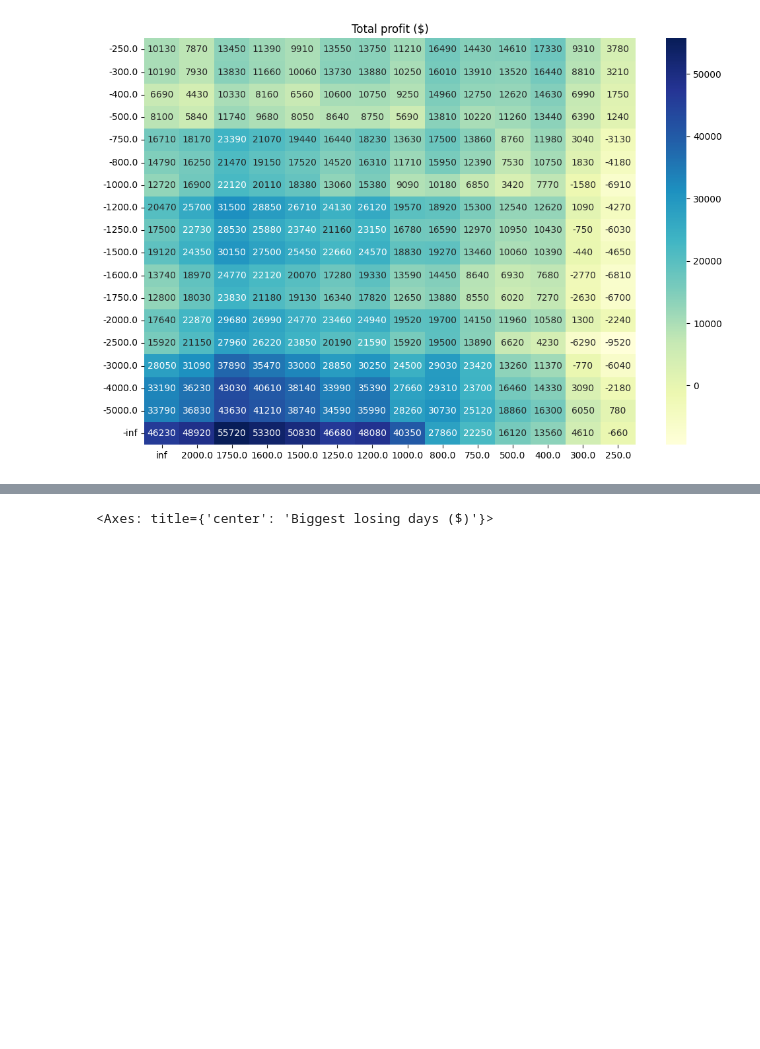
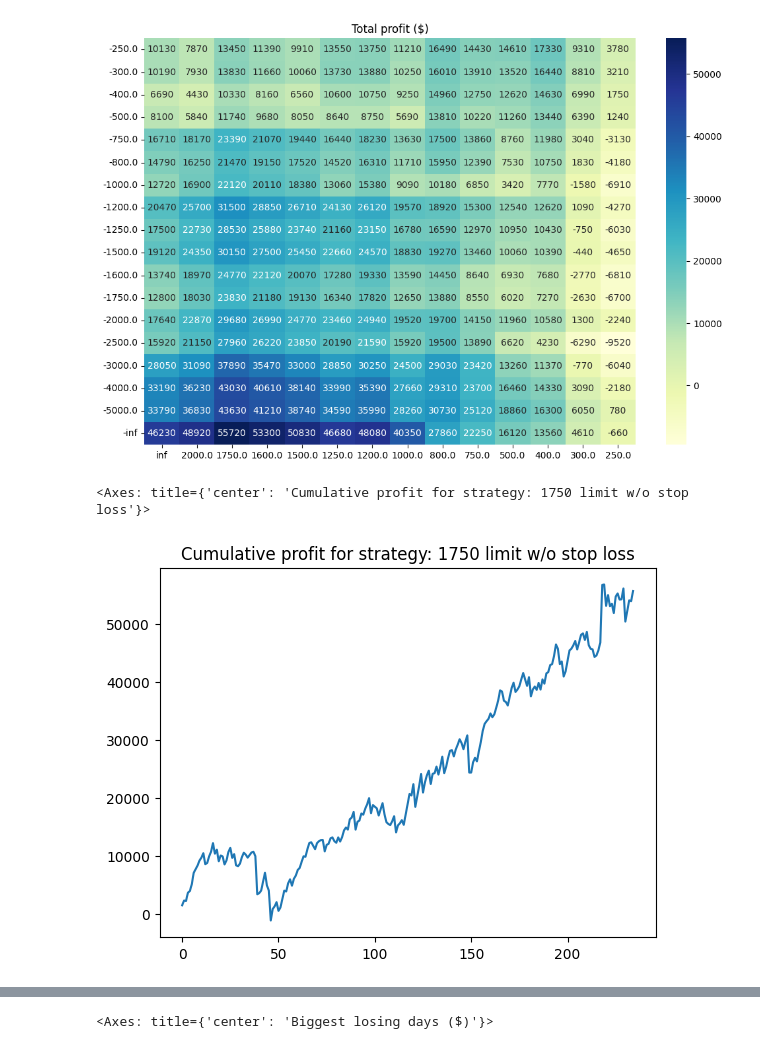
Before and after one commit to yalishanda42/stonksbot, a Jupyter notebook: options/backtest_analysis.ipynb, the cells around one changed output, grey strips where cells are left out. Cells and saved outputs as stored; diff of their text form; code cells hidden in the pictures; blank space fills up the shorter version.

Commit message:
Chart cumulative profits for 2 strats

```diff
--- a/options/backtest_analysis.ipynb
+++ b/options/backtest_analysis.ipynb
@@ -288,3 +288,13 @@ sns.heatmap(total_profit_matrix, annot=True, fmt=".0f", cmap="YlGnBu")
 # %% [output]
 <Axes: title={'center': 'Total profit ($)'}>
 [figure]
+# %%
+plt.title("Cumulative profit for strategy: 1750 limit w/o stop loss")
+pnl = np.array([
+    closing_strategy_limit_or_stoploss_after_n_or_last_m(1750, -np.inf, WAIT_FOR_N_BEFORE_STOPLOSS, EXLUDE_LAST_N)(daily_movement)
+    for daily_movement in daily_movements
+])
+sns.lineplot(data=pnl.cumsum())
+# %% [output]
+<Axes: title={'center': 'Cumulative profit for strategy: 1750 limit w/o stop loss'}>
+[figure, added]
```
Also changed, not shown: parts of 1 cell of this notebook.
